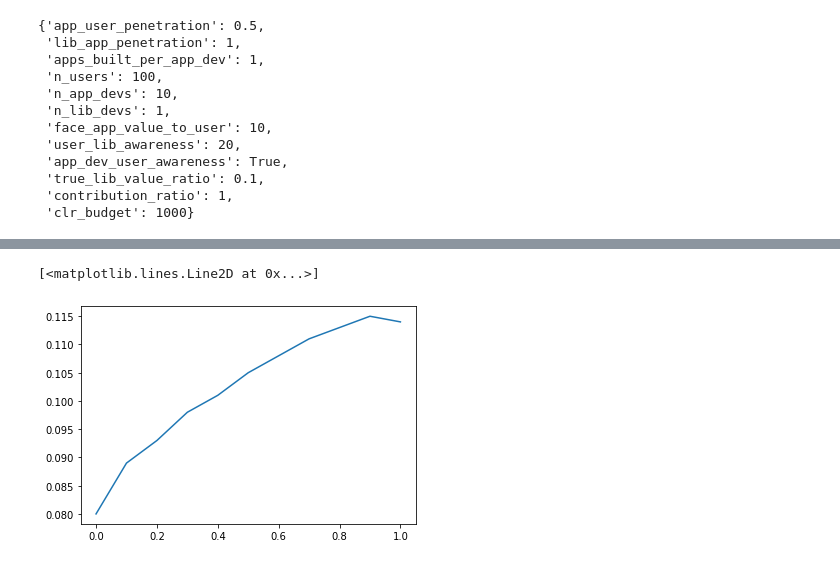
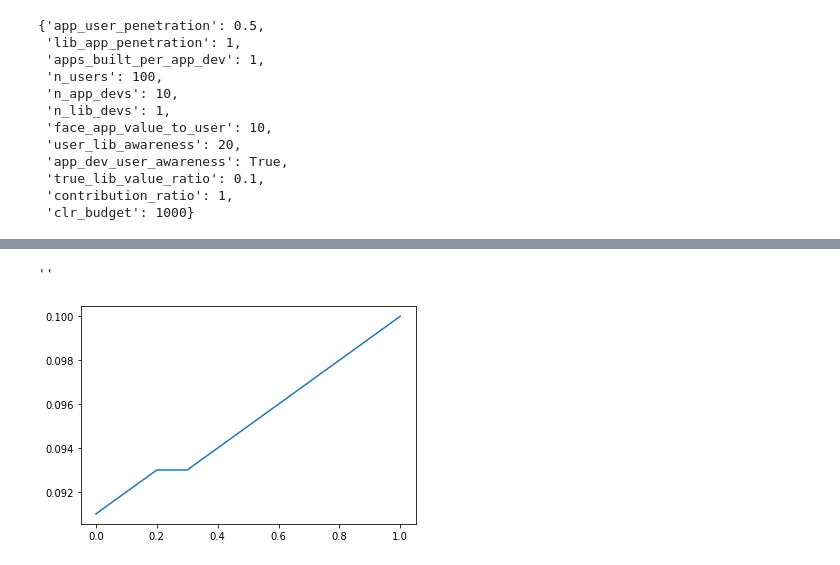
Before and after one commit to spengrah/CLR-simulations, a Jupyter notebook: qf-analysis.ipynb, the cells around one changed output, grey strips where cells are left out. Saved outputs shown, nothing was run; the diff lists cells and outputs as text; code cells hidden in the pictures.

```diff
--- a/qf-analysis.ipynb
+++ b/qf-analysis.ipynb
@@ -164,6 +124,3 @@ params4
  'true_lib_value_ratio': 0.1,
  'contribution_ratio': 1,
  'clr_budget': 1000}
-# %%
-r = np.arange(0, 1.01, .1)
-r
@@ -172,2 +129,2 @@ array([0. , 0.1, 0.2, 0.3, 0.4, 0.5, 0.6, 0.7, 0.8, 0.9, 1. ])
 # %%
-user_lib_awareness = multi_sim(params, 'user_lib_awareness', r)
+df = multi_sim(params, 'user_lib_awareness', r)
@@ -179,6 +131,6 @@ plt.plot(r, user_lib_awareness)
-# %%
-tfr = multi_sim(params, 'user_lib_awareness', r)
-plt.plot(r, tfr)
-# %% [output]
-[<matplotlib.lines.Line2D at 0x...>]
-[figure, removed]
+# %%
+plt.plot(df.index, df['lib direct funding ratio'])
+;
+# %% [output]
+''
+[figure, added]
```
Also changed, not shown: parts of 10 cells of this notebook.
